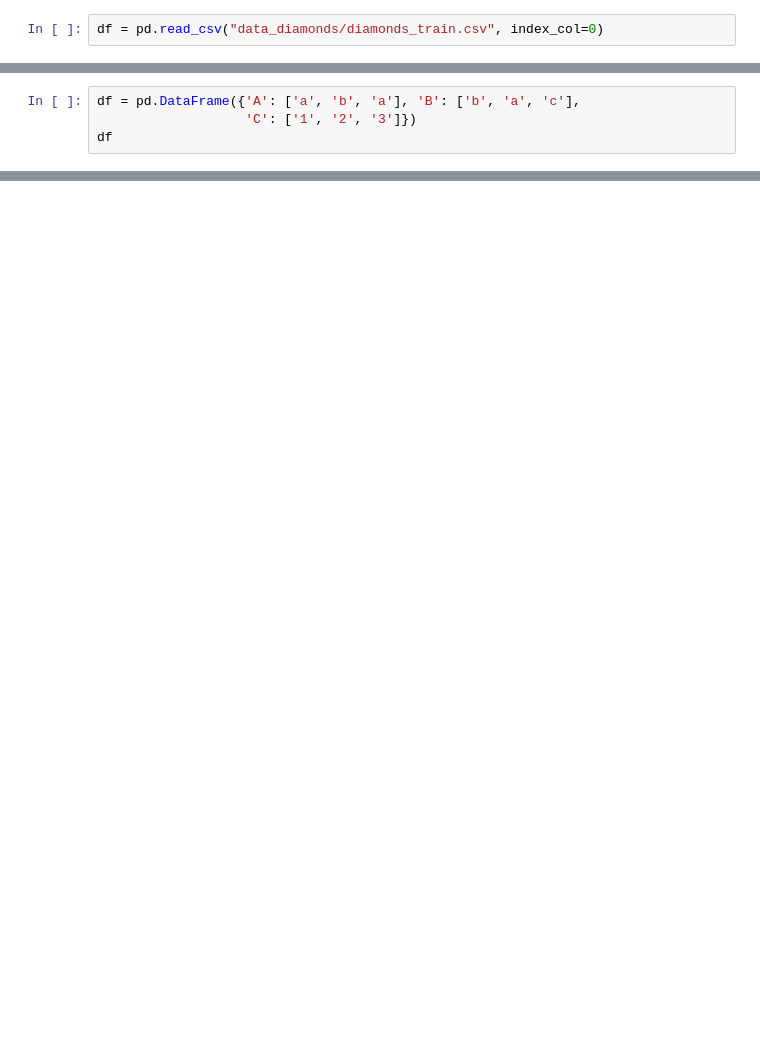
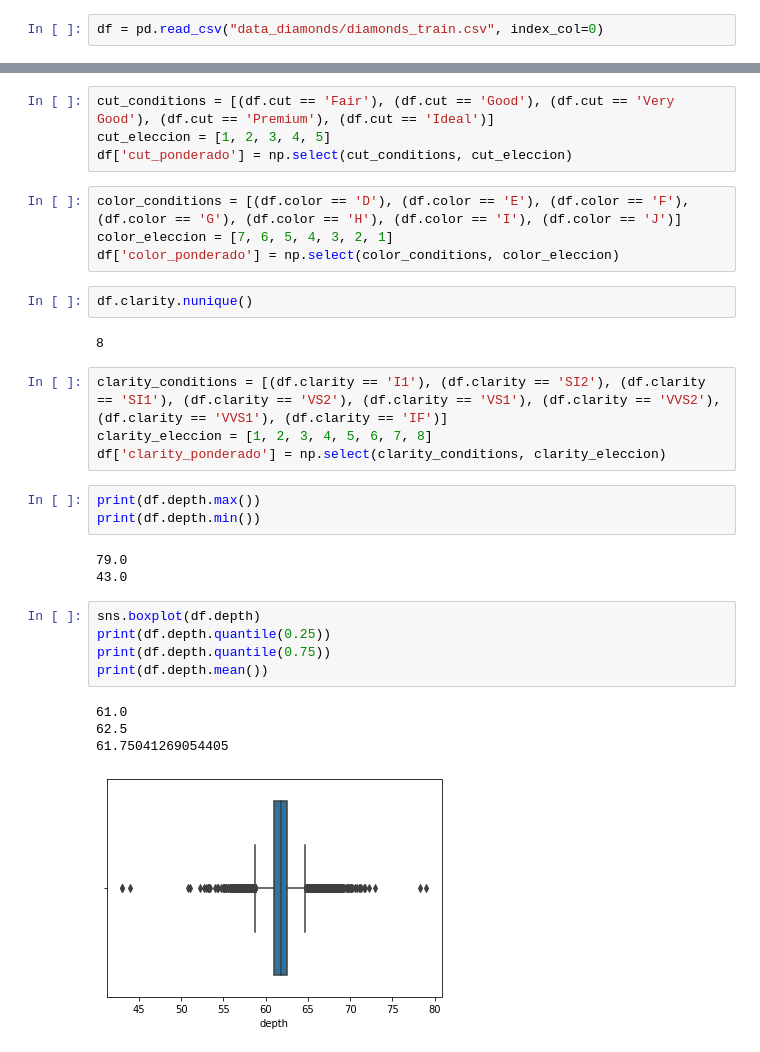
Before and after one commit to leo90rc/Leonardo.DataScience, a Jupyter notebook: week10_ML_competition_pca_kmeans/day4_competi_diamond/kaggle_diamonds.ipynb, the cells around one changed output, grey strips where cells are left out. Drawn from its saved outputs; the diff is of its cells as text; blank space fills up the shorter version.

```diff
--- a/week10_ML_competition_pca_kmeans/day4_competi_diamond/kaggle_diamonds.ipynb
+++ b/week10_ML_competition_pca_kmeans/day4_competi_diamond/kaggle_diamonds.ipynb
@@ -67,4 +132,0 @@ pd.get_dummies
-# %%
-df = pd.DataFrame({'A': ['a', 'b', 'a'], 'B': ['b', 'a', 'c'],
-                   'C': ['1', '2', '3']})
-df
@@ -82,0 +137,32 @@ pd.get_dummies(df, prefix=['hola', 'chau','si'])
+# %%
+cut_conditions = [(df.cut == 'Fair'), (df.cut == 'Good'), (df.cut == 'Very Good'), (df.cut == 'Premium'), (df.cut == 'Ideal')]
+cut_eleccion = [1, 2, 3, 4, 5]
+df['cut_ponderado'] = np.select(cut_conditions, cut_eleccion)
+# %%
+color_conditions = [(df.color == 'D'), (df.color == 'E'), (df.color == 'F'), (df.color == 'G'), (df.color == 'H'), (df.color == 'I'), (df.color == 'J')]
+color_eleccion = [7, 6, 5, 4, 3, 2, 1]
+df['color_ponderado'] = np.select(color_conditions, color_eleccion)
+# %%
+df.clarity.nunique()
+# %% [output]
+8
+# %%
+clarity_conditions = [(df.clarity == 'I1'), (df.clarity == 'SI2'), (df.clarity == 'SI1'), (df.clarity == 'VS2'), (df.clarity == 'VS1'), (df.clarity == 'VVS2'), (df.clarity == 'VVS1'), (df.clarity == 'IF')]
+clarity_eleccion = [1, 2, 3, 4, 5, 6, 7, 8]
+df['clarity_ponderado'] = np.select(clarity_conditions, clarity_eleccion)
+# %%
+print(df.depth.max())
+print(df.depth.min())
+# %% [output]
+79.0
+43.0
+# %%
+sns.boxplot(df.depth)
+print(df.depth.quantile(0.25))
+print(df.depth.quantile(0.75))
+print(df.depth.mean())
+# %% [output]
+61.0
+62.5
+61.75041269054405
+[figure, added]
```
Also changed, not shown: parts of 82 cells of this notebook, 5 other files.
